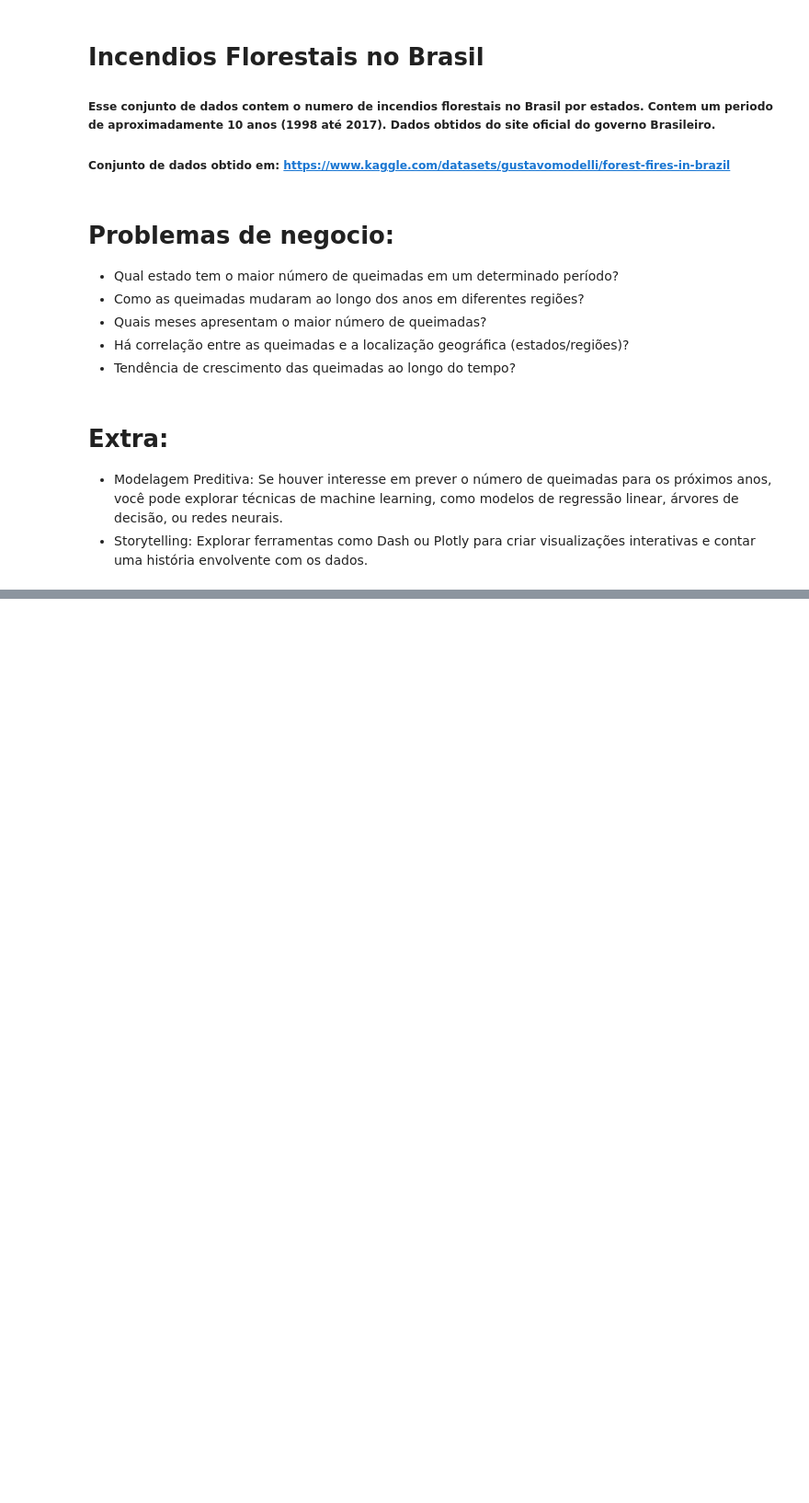
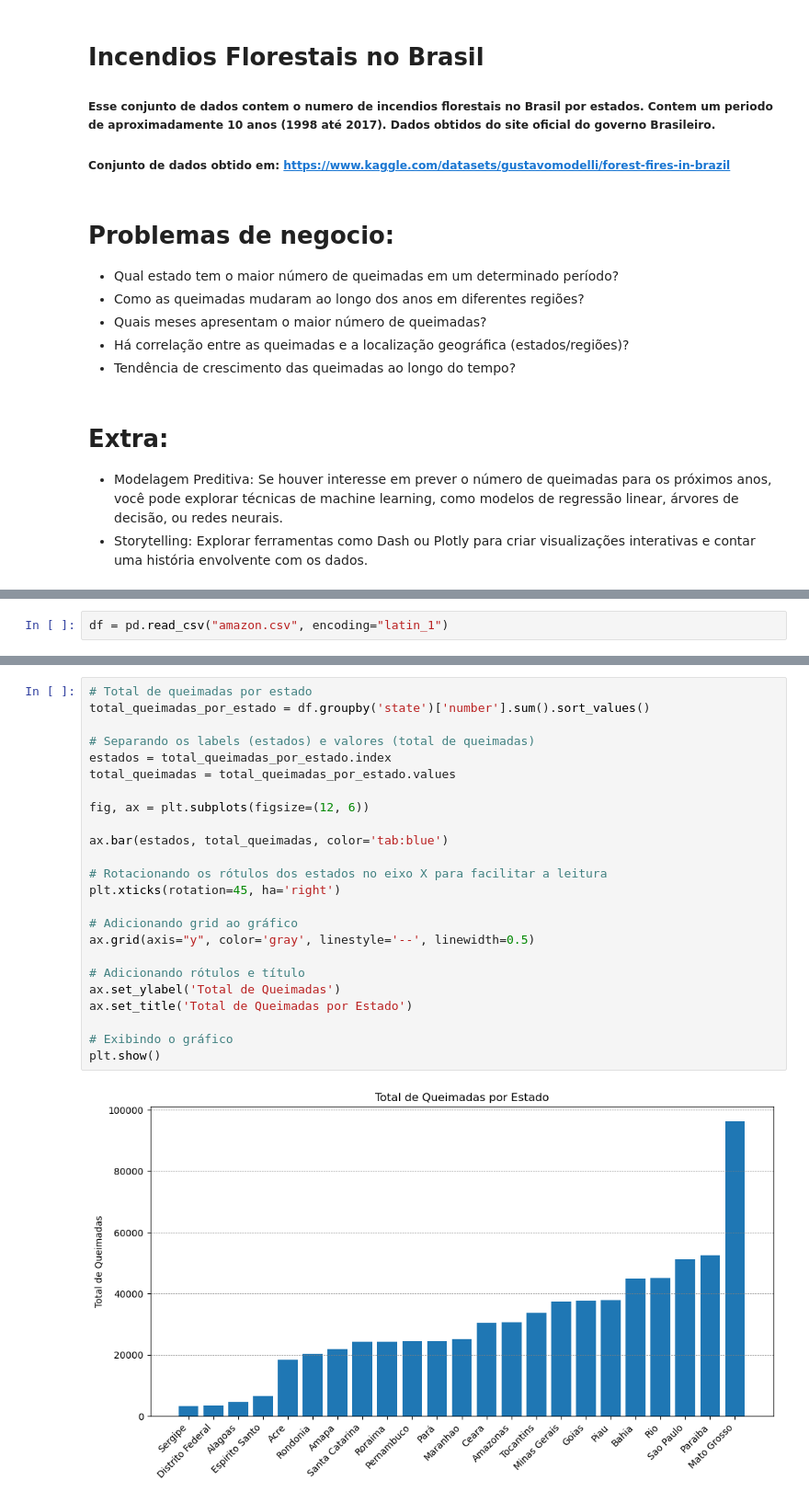
Before and after one commit to AugustMatt/ForestFiresInBrazil, a Jupyter notebook: ForestFiresInBrazil.ipynb, the cells around one changed output, grey strips where cells are left out. Shown at 92% size. Cells and saved outputs as stored; diff of their text form; blank space fills up the shorter version.

```diff
--- a/ForestFiresInBrazil.ipynb
+++ b/ForestFiresInBrazil.ipynb
@@ -15,0 +26,2 @@
+# %%
+df = pd.read_csv("amazon.csv", encoding="latin_1")
@@ -15,0 +100,26 @@
+# %%
+# Total de queimadas por estado
+total_queimadas_por_estado = df.groupby('state')['number'].sum().sort_values()
+
+# Separando os labels (estados) e valores (total de queimadas)
+estados = total_queimadas_por_estado.index
+total_queimadas = total_queimadas_por_estado.values
+
+fig, ax = plt.subplots(figsize=(12, 6))
+
+ax.bar(estados, total_queimadas, color='tab:blue')
+
+# Rotacionando os rótulos dos estados no eixo X para facilitar a leitura
+plt.xticks(rotation=45, ha='right')
+
+# Adicionando grid ao gráfico
+ax.grid(axis="y", color='gray', linestyle='--', linewidth=0.5)
+
+# Adicionando rótulos e título
+ax.set_ylabel('Total de Queimadas')
+ax.set_title('Total de Queimadas por Estado')
+
+# Exibindo o gráfico
+plt.show()
+# %% [output]
+[figure, added]
```
Also changed, not shown: parts of 13 cells of this notebook.
